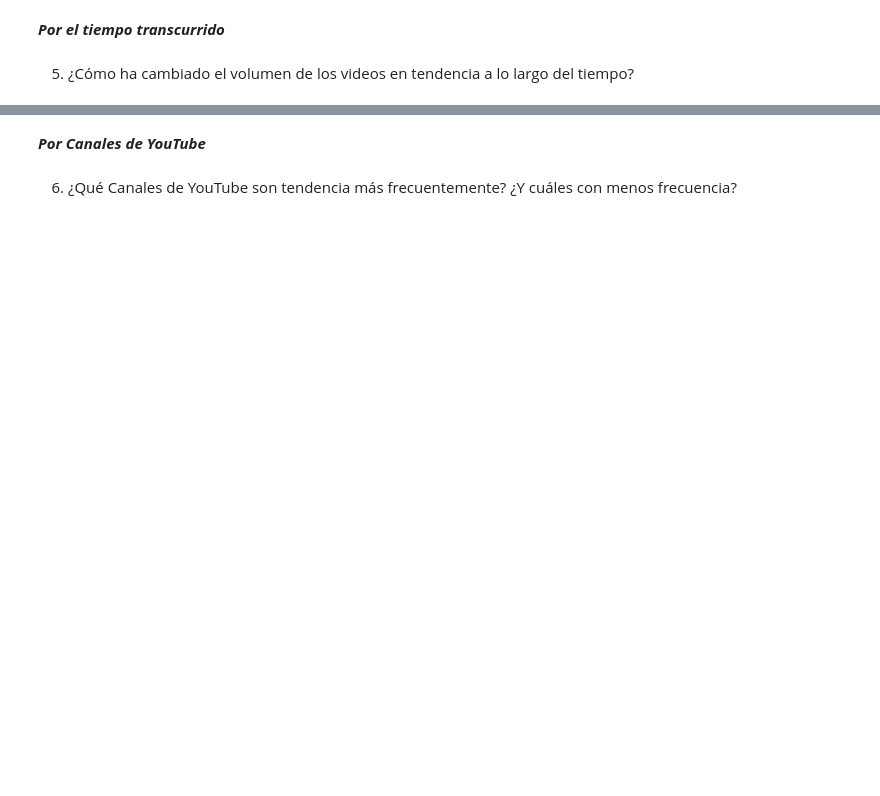
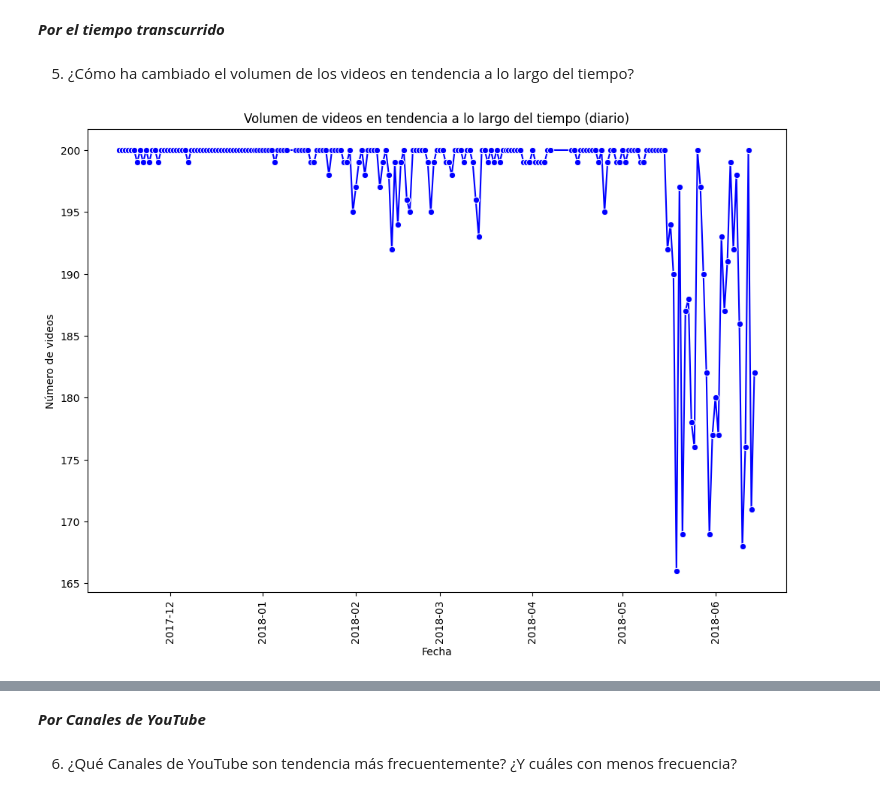
Before and after one commit to yselae/FDS-2024-2-CC51, a Jupyter notebook: code/TrabajoFinal.ipynb, the cells around one changed output, grey strips where cells are left out. Cells and saved outputs as stored; diff of their text form; code cells hidden in the pictures; blank space fills up the shorter version.

```diff
--- a/code/TrabajoFinal.ipynb
+++ b/code/TrabajoFinal.ipynb
@@ -236,3 +268,11 @@ Passing `palette` without assigning `hue` is deprecated and will be removed in v
 ***Por el tiempo transcurrido***
 # %% [markdown]
 5. ¿Cómo ha cambiado el volumen de los videos en tendencia a lo largo del tiempo?
+# %%
+# Contar el número de videos en tendencia por día
+daily_trends = videos_df['trending_date'].value_counts().sort_index()
+plt.figure(figsize=(12, 8))
+sns.lineplot(x=daily_trends.index, y=daily_trends.values, marker='o', color='blue')
+show_plot('Volumen de videos en tendencia a lo largo del tiempo (diario)', 'Fecha', 'Número de videos')
+# %% [output]
+[figure, added]
```
Also changed, not shown: parts of 15 cells of this notebook.
